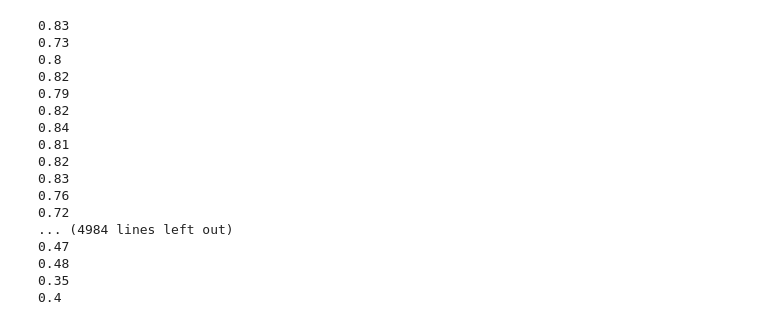
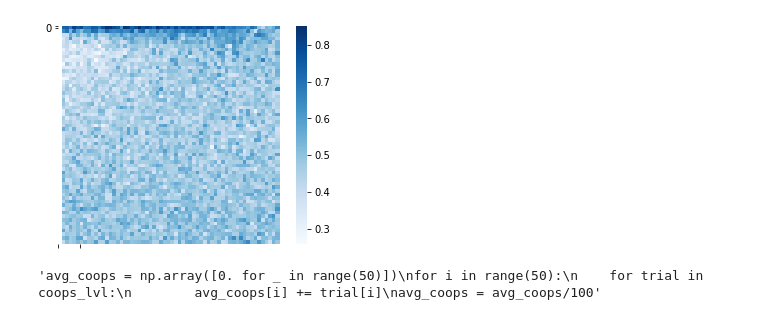
Before and after one commit to aguzga/LD_GROUP, a Jupyter notebook: code.ipynb, the cells around one changed output. Drawn from its saved outputs; the diff is of its cells as text; code cells hidden in the pictures.

```diff
--- a/code.ipynb
+++ b/code.ipynb
@@ -63,3 +65,18 @@ A = 1
 beta = 0.2
 eps = 0.05
 payoff_mat = get_payoff_matrix(6, 1)
+# %%
+%%time
+coops_lvl = []
+
+#for i in range(1000):
+#    coops_lvl.append(simulate_game(G, payoff_mat, k, 25, A, beta, eps))
+
+A_values = np.linspace(-1, 5, num = 60)
+eps_values = np.linspace(0, 0.5, num = 60)
+
+heatmap = np.zeros((60,60))
+
+for a_i in range(len(A_values)):
+    for eps_i in range(len(eps_values)):
+        heatmap[eps_i][a_i] = simulate_game(G, payoff_mat, k, 25, A_values[a_i], beta, eps_values[eps_i])[-1]
@@ -66,31 +85,18 @@ payoff_mat = get_payoff_matrix(6, 1)
+# %%
+sns.heatmap(heatmap, square = True, vmin = np.amin(heatmap), vmax = np.amax(heatmap), annot = False, fmt = ".4f", cmap = "Blues")
+plt.xticks([-1,5])
+plt.yticks([0,0.5])
+plt.show()
+# %% [output]
+[figure, added]
 # %%
-coops_lvl = []
-for i in range(100):
-    coops_lvl.append(simulate_game(G, payoff_mat, k, 50, A, beta, eps))
-
-avg_coops = np.array([0. for _ in range(50)])
+"""avg_coops = np.array([0. for _ in range(50)])
 for i in range(50):
     for trial in coops_lvl:
         avg_coops[i] += trial[i]
-avg_coops = avg_coops/100
+avg_coops = avg_coops/100"""
 # %% [output]
-0.83
-0.73
-0.8
-0.82
-0.79
-0.82
-0.84
-0.81
-0.82
-0.83
-0.76
-0.72
-... (4984 lines left out)
-0.47
-0.48
-0.35
-0.4
+'avg_coops = np.array([0. for _ in range(50)])\nfor i in range(50):\n    for trial in coops_lvl:\n        avg_coops[i] += trial[i]\navg_coops = avg_coops/100'
 # %%
 def plot_coops(coops_lvl, r):
     x = np.arange(r)
```
Also changed, not shown: parts of 7 cells of this notebook.
